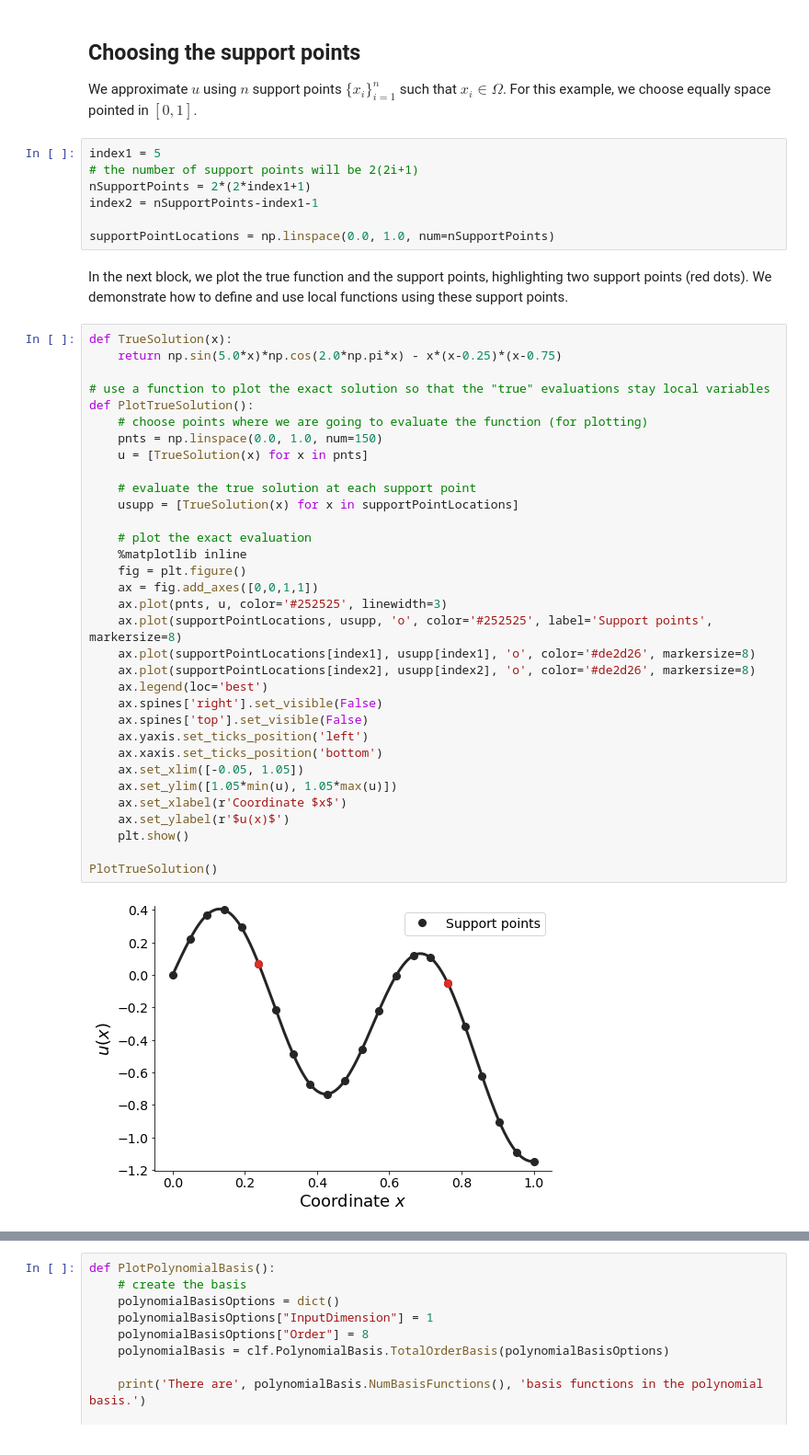
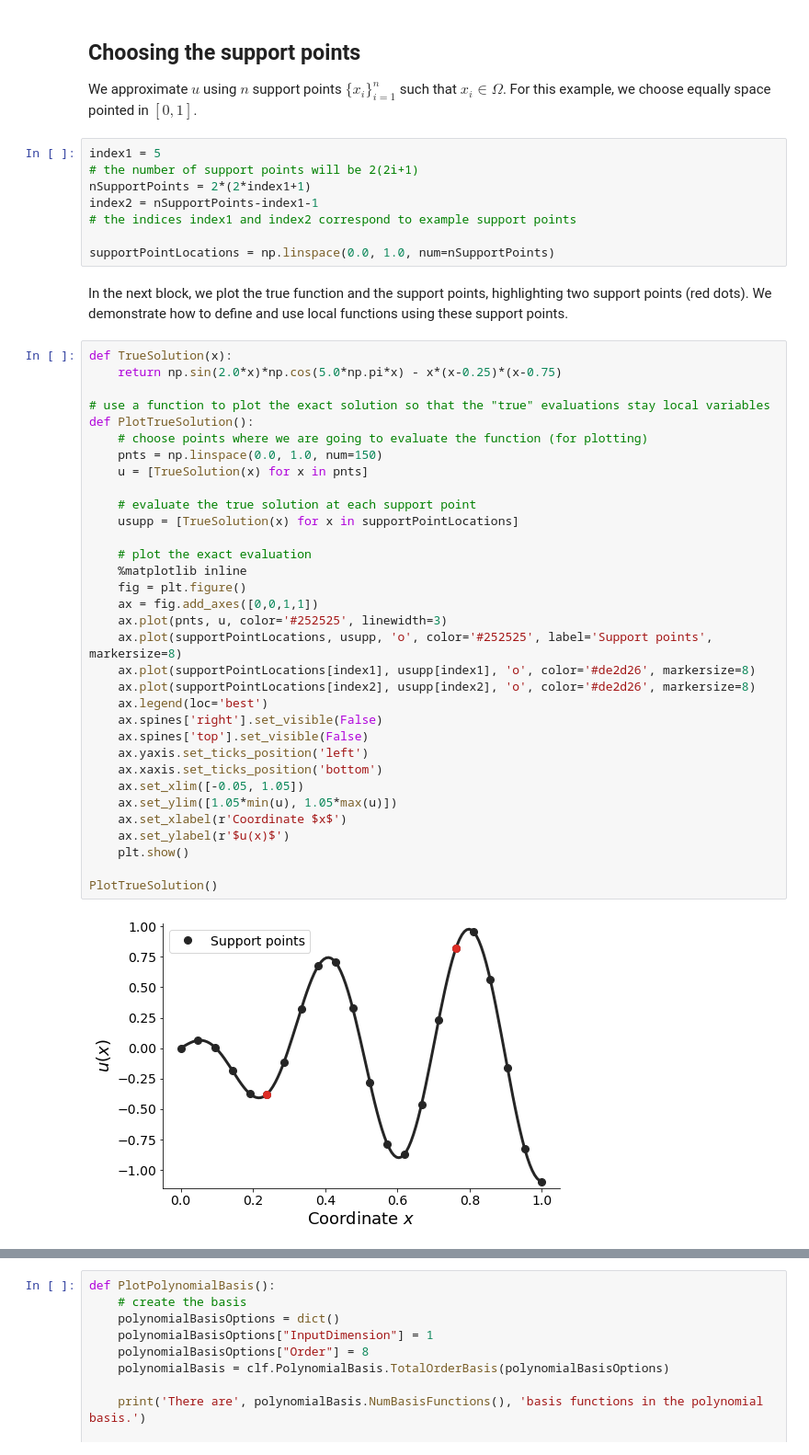
Before and after one commit to andyddavis/clf, a Jupyter notebook: examples/_data-driven-CLF.ipynb, the cells around one changed output, grey strips where cells are left out. Shown: that part at 92% size. Drawn from its saved outputs; the diff is of its cells as text.

Commit message:
updated example

```diff
--- a/examples/_data-driven-CLF.ipynb
+++ b/examples/_data-driven-CLF.ipynb
@@ -38,45 +40,46 @@ index1 = 5
 # the number of support points will be 2(2i+1)
 nSupportPoints = 2*(2*index1+1)
 index2 = nSupportPoints-index1-1
+# the indices index1 and index2 correspond to example support points
 
 supportPointLocations = np.linspace(0.0, 1.0, num=nSupportPoints)
 # %% [markdown]
 In the next block, we plot the true function and the support points, highlighting two support points (red dots). We demonstrate how to define and use local functions using these support points.
 # %%
 def TrueSolution(x):
-    return np.sin(5.0*x)*np.cos(2.0*np.pi*x) - x*(x-0.25)*(x-0.75)
+    return np.sin(2.0*x)*np.cos(5.0*np.pi*x) - x*(x-0.25)*(x-0.75)
 
 # use a function to plot the exact solution so that the "true" evaluations stay local variables
 def PlotTrueSolution():
     # choose points where we are going to evaluate the function (for plotting)
     pnts = np.linspace(0.0, 1.0, num=150)
     u = [TrueSolution(x) for x in pnts]
 
     # evaluate the true solution at each support point
     usupp = [TrueSolution(x) for x in supportPointLocations]
 
     # plot the exact evaluation
     %matplotlib inline
     fig = plt.figure()
     ax = fig.add_axes([0,0,1,1])
     ax.plot(pnts, u, color='#252525', linewidth=3)
     ax.plot(supportPointLocations, usupp, 'o', color='#252525', label='Support points', markersize=8)
     ax.plot(supportPointLocations[index1], usupp[index1], 'o', color='#de2d26', markersize=8)
     ax.plot(supportPointLocations[index2], usupp[index2], 'o', color='#de2d26', markersize=8)
     ax.legend(loc='best')
     ax.spines['right'].set_visible(False)
     ax.spines['top'].set_visible(False)
     ax.yaxis.set_ticks_position('left')
     ax.xaxis.set_ticks_position('bottom')
     ax.set_xlim([-0.05, 1.05])
     ax.set_ylim([1.05*min(u), 1.05*max(u)])
     ax.set_xlabel(r'Coordinate $x$')
     ax.set_ylabel(r'$u(x)$')
     plt.show()
 
 PlotTrueSolution()
 # %% [output]
-[figure, old version]
+[figure, new version]
 # %% [markdown]
 ## Define the local functions
 
```
Also changed, not shown: parts of 7 cells of this notebook, 4 other files.
